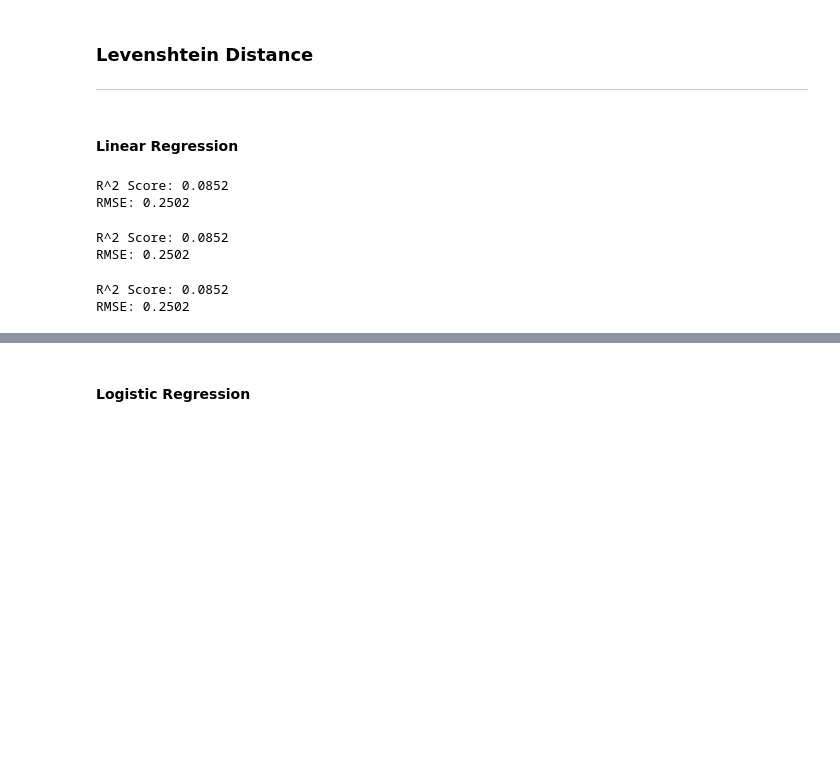
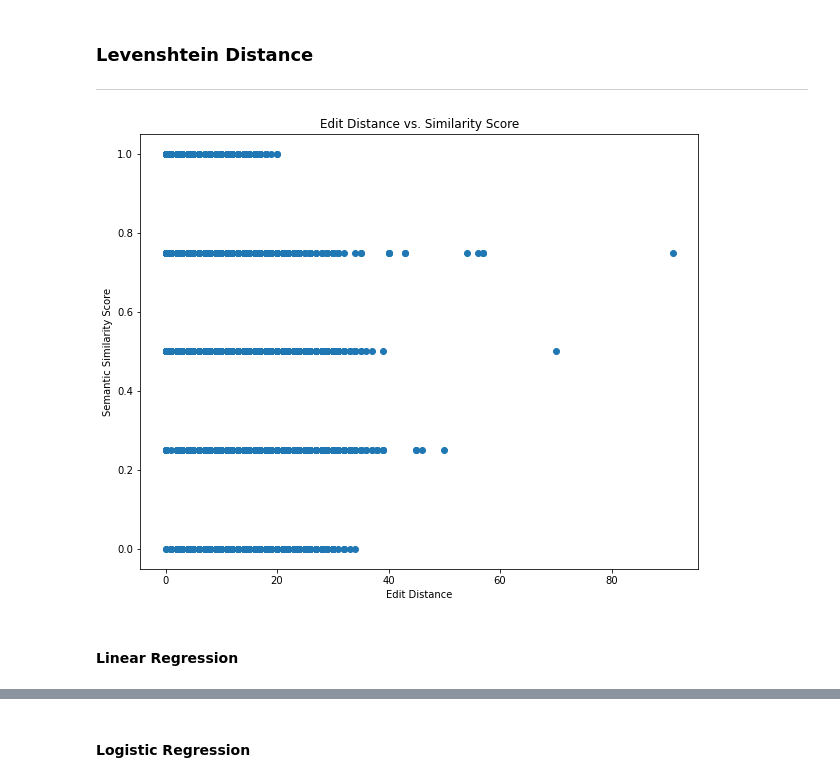
Before and after one commit to tungtngyn/semantic-similarity-patents, a Jupyter notebook: linear_models.ipynb, the cells around one changed output, grey strips where cells are left out. Saved outputs shown, nothing was run; the diff lists cells and outputs as text; code cells hidden in the pictures; blank space fills up the shorter version.

Commit message:
Update linear models

```diff
--- a/linear_models.ipynb
+++ b/linear_models.ipynb
@@ -102,8 +235,5 @@ def calc_dist(df):
 df_train['edit_dist'] = df_train[['preproc_anchor', 'preproc_target']].apply(calc_dist, axis=1)
 df_val['edit_dist'] = df_val[['preproc_anchor', 'preproc_target']].apply(calc_dist, axis=1)
 # %%
-X_train = df_train['edit_dist'].to_numpy().reshape(-1, 1)
-X_val = df_val['edit_dist'].to_numpy().reshape(-1, 1)
-
-y_train = df_train['score'].to_numpy().reshape(-1, 1)
-y_val = df_val['score'].to_numpy().reshape(-1, 1)
+X_train_edit = df_train['edit_dist'].to_numpy().reshape(-1, 1)
+X_val_edit = df_val['edit_dist'].to_numpy().reshape(-1, 1)
@@ -117,35 +240,10 @@ y_val_bin = label_binarize(y_val_enc, classes=np.arange(0, 5))
+# %%
+fig = plt.figure(figsize=(10, 8))
+plt.scatter(X_train_edit, y_train)
+plt.title('Edit Distance vs. Similarity Score');
+plt.xlabel('Edit Distance');
+plt.ylabel('Semantic Similarity Score');
+# %% [output]
+[figure, added]
 # %% [markdown]
 #### Linear Regression
-# %%
-lr = LinearRegression()
-lr.fit(X_train, y_train)
-
-y_pred = lr.predict(X_val)
-
-print("R^2 Score: %.4f" % r2_score(y_val, y_pred))
-print("RMSE: %.4f" % mean_squared_error(y_val, y_pred, squared=False))
-# %% [output]
-R^2 Score: 0.0852
-RMSE: 0.2502
-# %%
-rr = RidgeCV(cv=5, alphas=[0.001, 0.01, 0.1, 1.0, 10.0])
-rr.fit(X_train, y_train.ravel())
-
-y_pred = rr.predict(X_val)
-
-print("R^2 Score: %.4f" % r2_score(y_val, y_pred))
-print("RMSE: %.4f" % mean_squared_error(y_val, y_pred, squared=False))
-# %% [output]
-R^2 Score: 0.0852
-RMSE: 0.2502
-# %%
-en = ElasticNetCV(cv=5, random_state=1, alphas=[0.001, 0.01, 0.1, 1.0, 10.0], l1_ratio=[0.1, 0.3, 0.5, 0.7, 0.9])
-en.fit(X_train, y_train.ravel())
-
-y_pred = en.predict(X_val)
-
-print("R^2 Score: %.4f" % r2_score(y_val, y_pred))
-print("RMSE: %.4f" % mean_squared_error(y_val, y_pred, squared=False))
-# %% [output]
-R^2 Score: 0.0852
-RMSE: 0.2502
```
Also changed, not shown: parts of 58 cells of this notebook, 29 other files.
